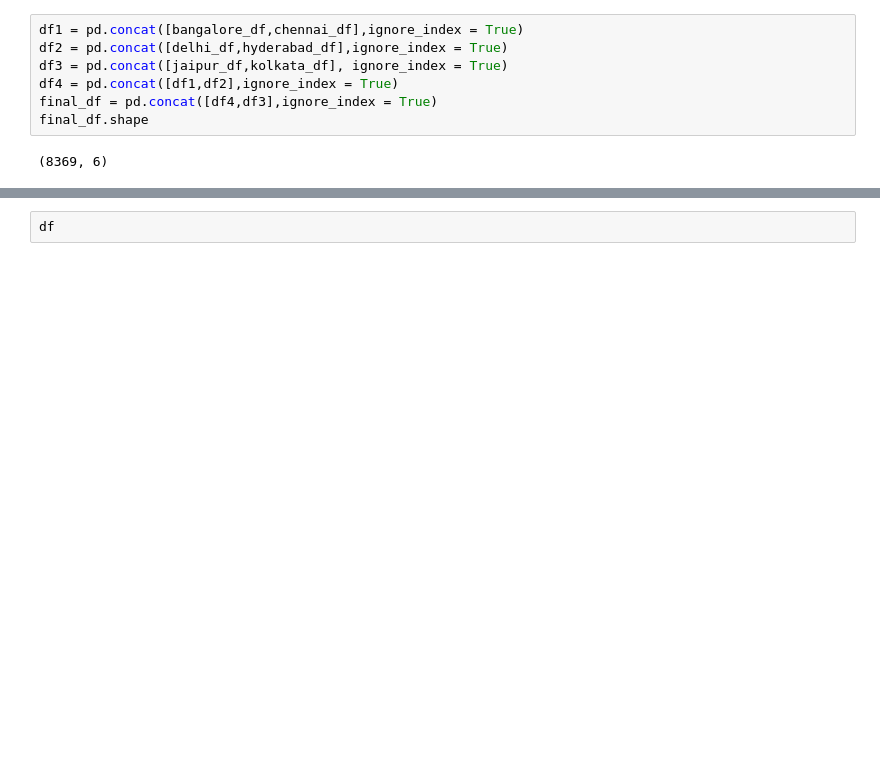
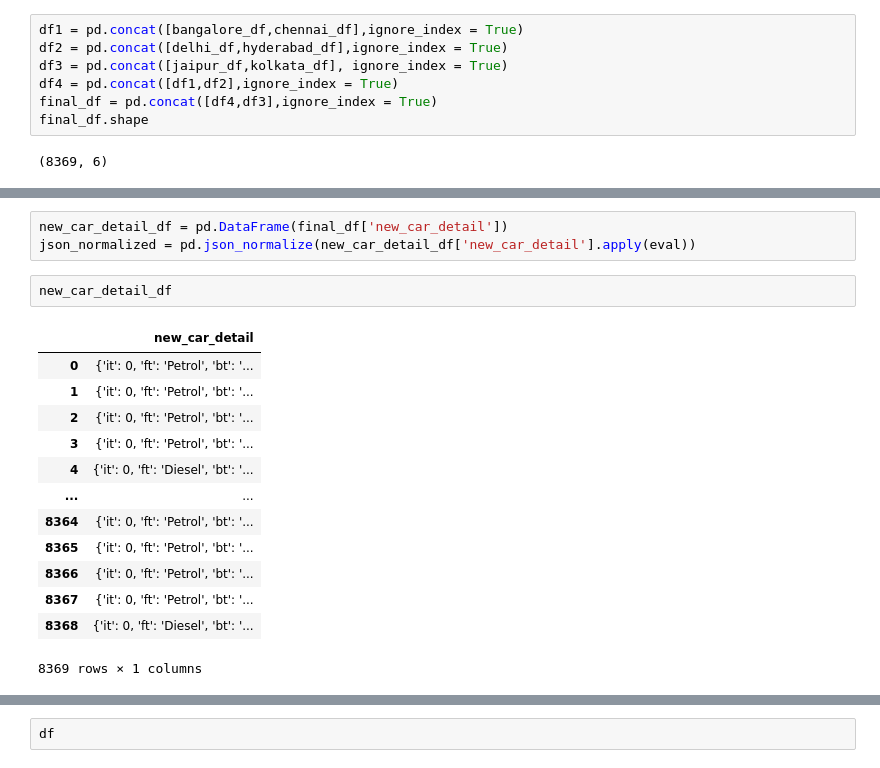
Before and after one commit to EDWARDLLOYDDAVID/Car-dheko, a Jupyter notebook: NewFile.ipynb, the cells around one changed output, grey strips where cells are left out. Cells and saved outputs as stored; diff of their text form; blank space fills up the shorter version.

```diff
--- a/NewFile.ipynb
+++ b/NewFile.ipynb
@@ -57,6 +41,25 @@ final_df
 | 8367 | {'it': 0, 'ft': 'Petrol', 'bt': '... | {'heading': 'Car overview', 'top'... | {'heading': 'Features', 'top': [{... | {'heading': 'Specifications', 'to... | https://www.cardekho.com/used-car... | Kolkata |
 | 8368 | {'it': 0, 'ft': 'Diesel', 'bt': '... | {'heading': 'Car overview', 'top'... | {'heading': 'Features', 'top': [{... | {'heading': 'Specifications', 'to... | https://www.cardekho.com/used-car... | Kolkata |
 8369 rows × 6 columns
+# %%
+new_car_detail_df = pd.DataFrame(final_df['new_car_detail'])
+json_normalized = pd.json_normalize(new_car_detail_df['new_car_detail'].apply(eval))
+# %%
+new_car_detail_df
+# %% [output]
+|  | new_car_detail |
+| 0 | {'it': 0, 'ft': 'Petrol', 'bt': '... |
+| 1 | {'it': 0, 'ft': 'Petrol', 'bt': '... |
+| 2 | {'it': 0, 'ft': 'Petrol', 'bt': '... |
+| 3 | {'it': 0, 'ft': 'Petrol', 'bt': '... |
+| 4 | {'it': 0, 'ft': 'Diesel', 'bt': '... |
+| ... | ... |
+| 8364 | {'it': 0, 'ft': 'Petrol', 'bt': '... |
+| 8365 | {'it': 0, 'ft': 'Petrol', 'bt': '... |
+| 8366 | {'it': 0, 'ft': 'Petrol', 'bt': '... |
+| 8367 | {'it': 0, 'ft': 'Petrol', 'bt': '... |
+| 8368 | {'it': 0, 'ft': 'Diesel', 'bt': '... |
+8369 rows × 1 columns
 # %%
 import pandas as pd
 
```
Also changed, not shown: parts of 13 cells of this notebook.
